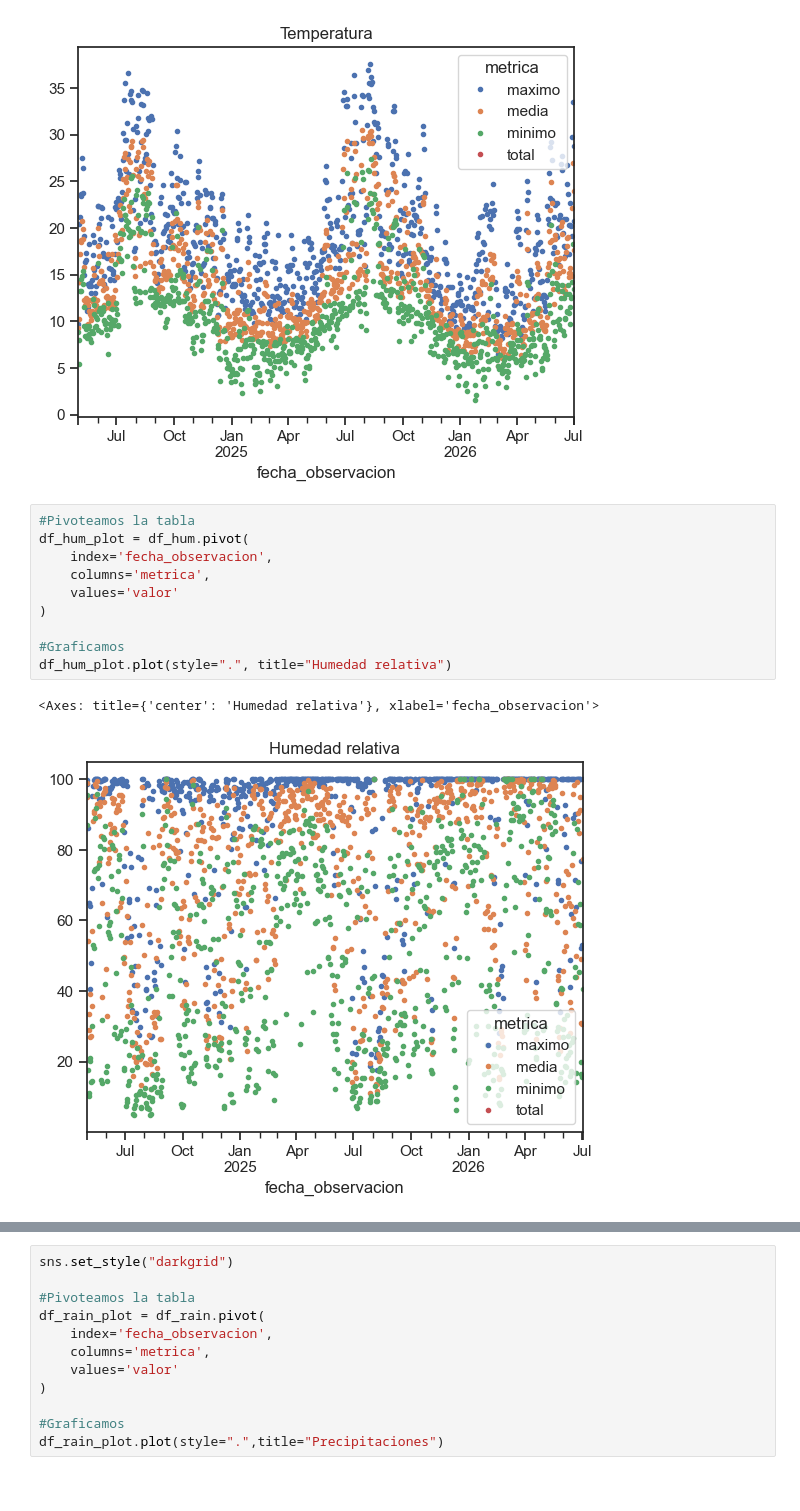
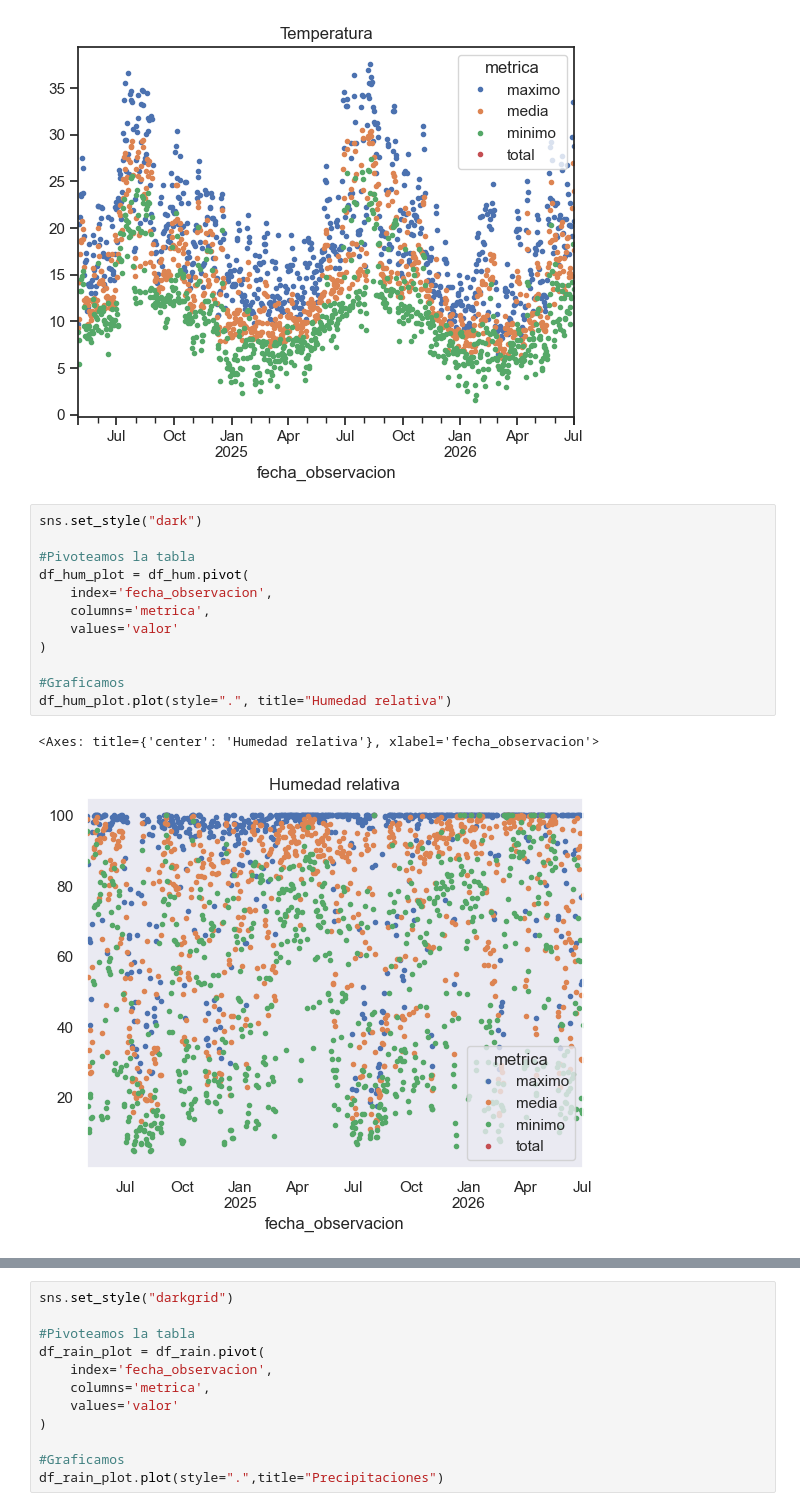
Before and after one commit to ialonsoiturbe/Tenerife-estacion-Ecomuseo, a Jupyter notebook: tenerife_historico.ipynb, the cells around one changed output, grey strips where cells are left out. Saved outputs shown, nothing was run; the diff lists cells and outputs as text.

```diff
--- a/tenerife_historico.ipynb
+++ b/tenerife_historico.ipynb
@@ -194,15 +195,17 @@ df_temp_plot.plot(style=".", title="Temperatura")
 <Axes: title={'center': 'Temperatura'}, xlabel='fecha_observacion'>
 [figure]
 # %%
+sns.set_style("dark")
+
 #Pivoteamos la tabla
 df_hum_plot = df_hum.pivot(
     index='fecha_observacion',
     columns='metrica',
     values='valor'
 )
 
 #Graficamos
 df_hum_plot.plot(style=".", title="Humedad relativa")
 # %% [output]
 <Axes: title={'center': 'Humedad relativa'}, xlabel='fecha_observacion'>
-[figure, old version]
+[figure, new version]
```
Also changed, not shown: parts of 15 cells of this notebook.
